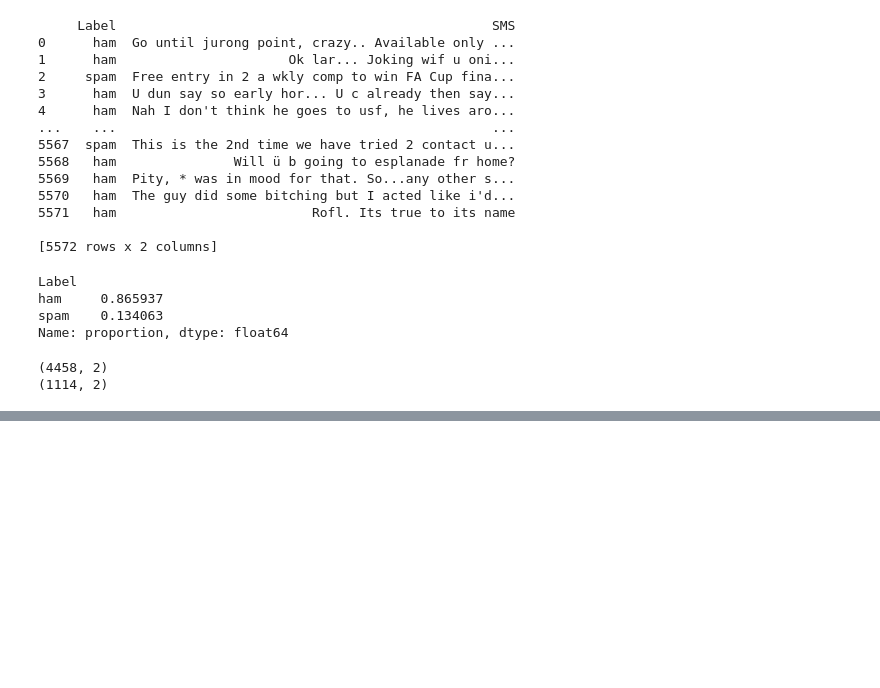
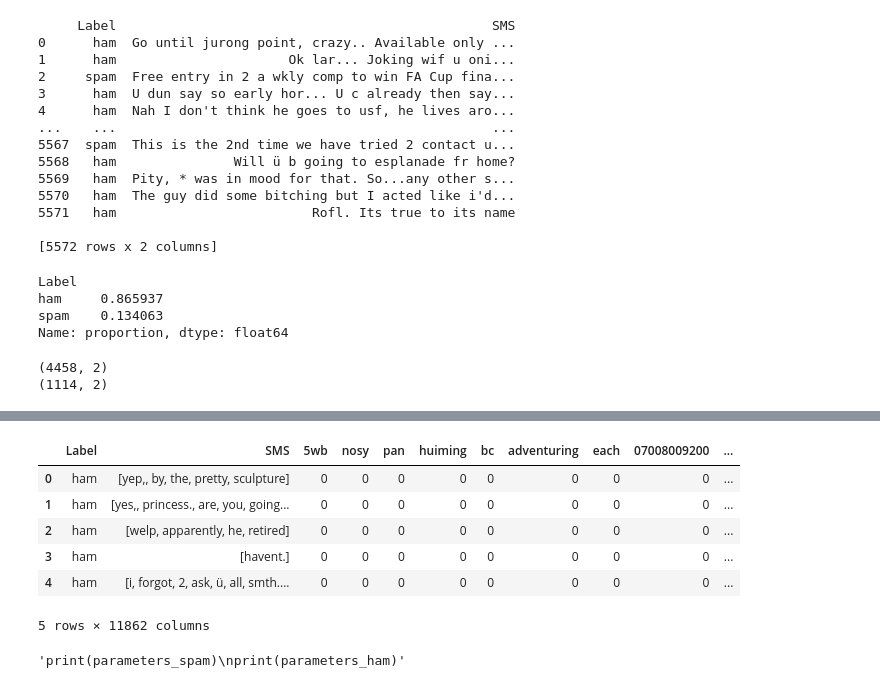
Before and after one commit to HoangLeebadboiz/spam-message, a Jupyter notebook: spam.ipynb, the cells around one changed output, grey strips where cells are left out. Saved outputs shown, nothing was run; the diff lists cells and outputs as text; code cells hidden in the pictures; blank space fills up the shorter version.

```diff
--- a/spam.ipynb
+++ b/spam.ipynb
@@ -50,0 +88,11 @@ Name: proportion, dtype: float64
+# %%
+train_set_final = pd.concat((train_set, word_counts), axis= 1)
+train_set_final.head()
+# %% [output]
+|  | Label | SMS | 5wb | nosy | pan | huiming | bc | adventuring | each | 07008009200 | ... |
+| 0 | ham | [yep,, by, the, pretty, sculpture] | 0 | 0 | 0 | 0 | 0 | 0 | 0 | 0 | ... |
+| 1 | ham | [yes,, princess., are, you, going... | 0 | 0 | 0 | 0 | 0 | 0 | 0 | 0 | ... |
+| 2 | ham | [welp, apparently, he, retired] | 0 | 0 | 0 | 0 | 0 | 0 | 0 | 0 | ... |
+| 3 | ham | [havent.] | 0 | 0 | 0 | 0 | 0 | 0 | 0 | 0 | ... |
+| 4 | ham | [i, forgot, 2, ask, ü, all, smth.... | 0 | 0 | 0 | 0 | 0 | 0 | 0 | 0 | ... |
+5 rows × 11862 columns
@@ -50,0 +114,16 @@ Name: proportion, dtype: float64
+# %%
+parameters_spam = {unique_words : 0 for unique_words in vocabulary}
+parameters_ham = {unique_words : 0 for unique_words in vocabulary}
+for word in vocabulary:
+    n_unique_word_spam = spam_messages[word].sum()
+    p_unique_word_spam = (n_unique_word_spam + alpha) / (n_words_spam_sum + alpha*n_vocabulary)
+    parameters_spam[word] = p_unique_word_spam
+
+    n_unique_word_ham = ham_messages[word].sum()
+    p_unique_word_ham = (n_unique_word_ham + alpha) / (n_words_spam_sum +  alpha*n_vocabulary)
+    parameters_ham[word] = p_unique_word_ham
+
+"""print(parameters_spam)
+print(parameters_ham)"""
+# %% [output]
+'print(parameters_spam)\nprint(parameters_ham)'
```
Also changed, not shown: parts of 11 cells of this notebook, 1 other file.
